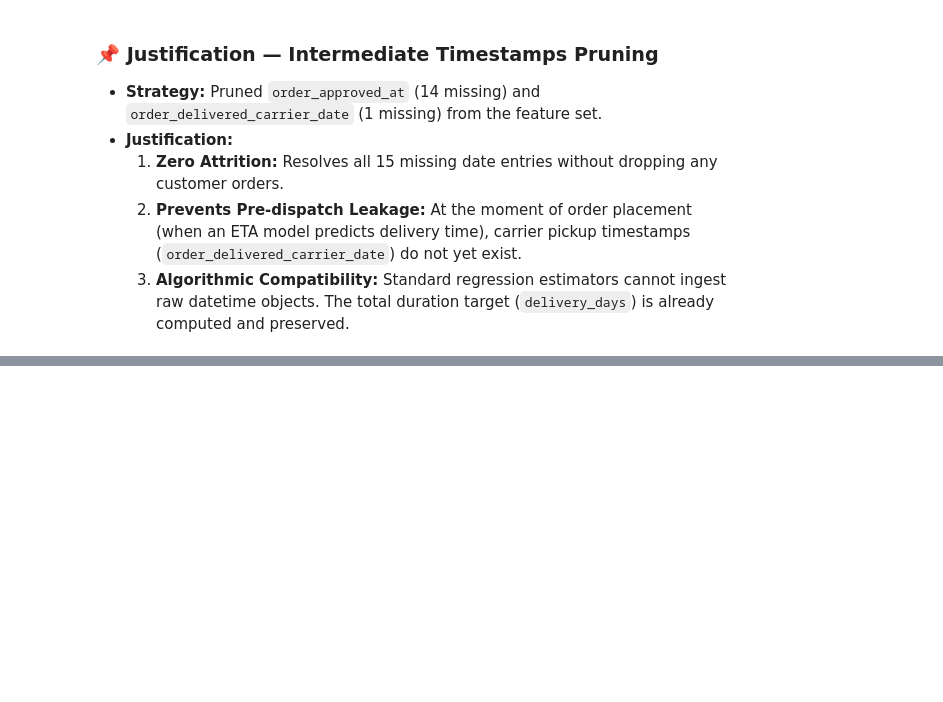
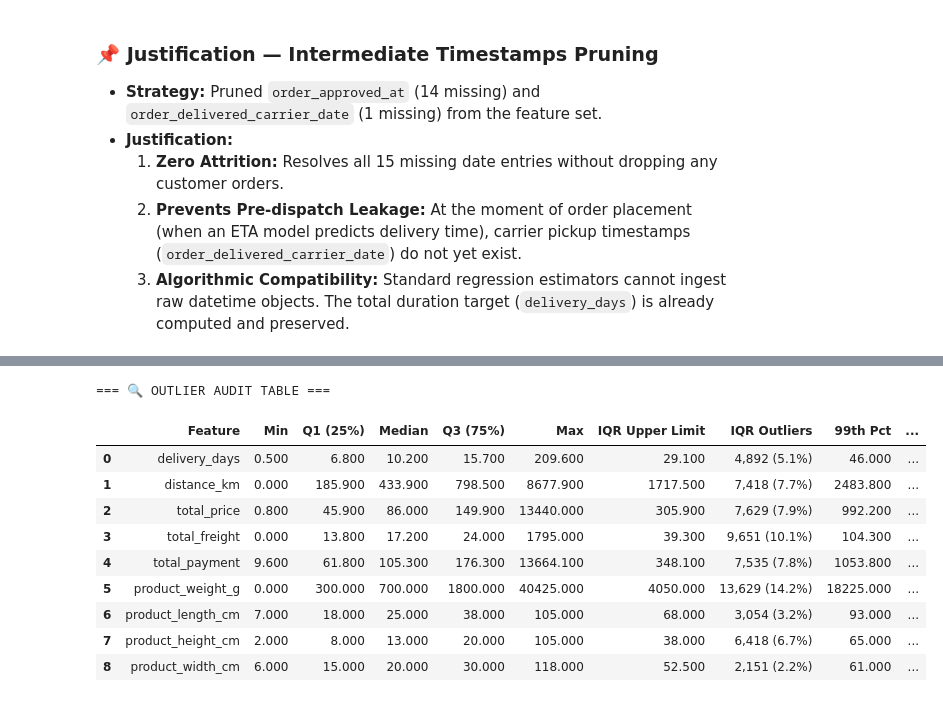
Before and after one commit to hemnath-28/ML-Evaulation-, a Jupyter notebook: regression.ipynb, the cells around one changed output, grey strips where cells are left out. Cells and saved outputs as stored; diff of their text form; code cells hidden in the pictures; blank space fills up the shorter version.

Commit message:
Feature Enginnering and Outliers

```diff
--- a/regression.ipynb
+++ b/regression.ipynb
@@ -1009,0 +1097,55 @@ Current dataset shape: (95992, 26)
+# %%
+# ============================================================
+# Outlier Audit: Check Outliers Across Numerical Columns
+# ============================================================
+import pandas as pd
+import numpy as np
+
+# Columns to audit for extreme outliers
+skewed_cols = [
+    'delivery_days', 'distance_km', 'total_price', 'total_freight',
+    'total_payment', 'product_weight_g', 'product_length_cm',
+    'product_height_cm', 'product_width_cm'
+]
+
+audit_records = []
+
+for col in skewed_cols:
+    q1 = regression_df[col].quantile(0.25)
+    q3 = regression_df[col].quantile(0.75)
+    iqr = q3 - q1
+    lower_limit = q1 - 1.5 * iqr
+    upper_limit = q3 + 1.5 * iqr
+
+    iqr_outliers = ((regression_df[col] < lower_limit) | (regression_df[col] > upper_limit)).sum()
+    p99 = regression_df[col].quantile(0.99)
+    above_p99 = (regression_df[col] > p99).sum()
+
+    audit_records.append({
+        'Feature': col,
+        'Min': round(regression_df[col].min(), 1),
+        'Q1 (25%)': round(q1, 1),
+        'Median': round(regression_df[col].median(), 1),
+        'Q3 (75%)': round(q3, 1),
+        'Max': round(regression_df[col].max(), 1),
+        'IQR Upper Limit': round(upper_limit, 1),
+        'IQR Outliers': f"{iqr_outliers:,} ({iqr_outliers / len(regression_df) * 100:.1f}%)",
+        '99th Pct': round(p99, 1),
+        'Orders > 99th Pct': f"{above_p99:,}"
+    })
+
+outlier_audit_df = pd.DataFrame(audit_records)
+print("=== 🔍 OUTLIER AUDIT TABLE ===")
+display(outlier_audit_df)
+# %% [output]
+=== 🔍 OUTLIER AUDIT TABLE ===
+|  | Feature | Min | Q1 (25%) | Median | Q3 (75%) | Max | IQR Upper Limit | IQR Outliers | 99th Pct | ... |
+| 0 | delivery_days | 0.500 | 6.800 | 10.200 | 15.700 | 209.600 | 29.100 | 4,892 (5.1%) | 46.000 | ... |
+| 1 | distance_km | 0.000 | 185.900 | 433.900 | 798.500 | 8677.900 | 1717.500 | 7,418 (7.7%) | 2483.800 | ... |
+| 2 | total_price | 0.800 | 45.900 | 86.000 | 149.900 | 13440.000 | 305.900 | 7,629 (7.9%) | 992.200 | ... |
+| 3 | total_freight | 0.000 | 13.800 | 17.200 | 24.000 | 1795.000 | 39.300 | 9,651 (10.1%) | 104.300 | ... |
+| 4 | total_payment | 9.600 | 61.800 | 105.300 | 176.300 | 13664.100 | 348.100 | 7,535 (7.8%) | 1053.800 | ... |
+| 5 | product_weight_g | 0.000 | 300.000 | 700.000 | 1800.000 | 40425.000 | 4050.000 | 13,629 (14.2%) | 18225.000 | ... |
+| 6 | product_length_cm | 7.000 | 18.000 | 25.000 | 38.000 | 105.000 | 68.000 | 3,054 (3.2%) | 93.000 | ... |
+| 7 | product_height_cm | 2.000 | 8.000 | 13.000 | 20.000 | 105.000 | 38.000 | 6,418 (6.7%) | 65.000 | ... |
+| 8 | product_width_cm | 6.000 | 15.000 | 20.000 | 30.000 | 118.000 | 52.500 | 2,151 (2.2%) | 61.000 | ... |
```
Also changed, not shown: parts of 9 cells of this notebook.
